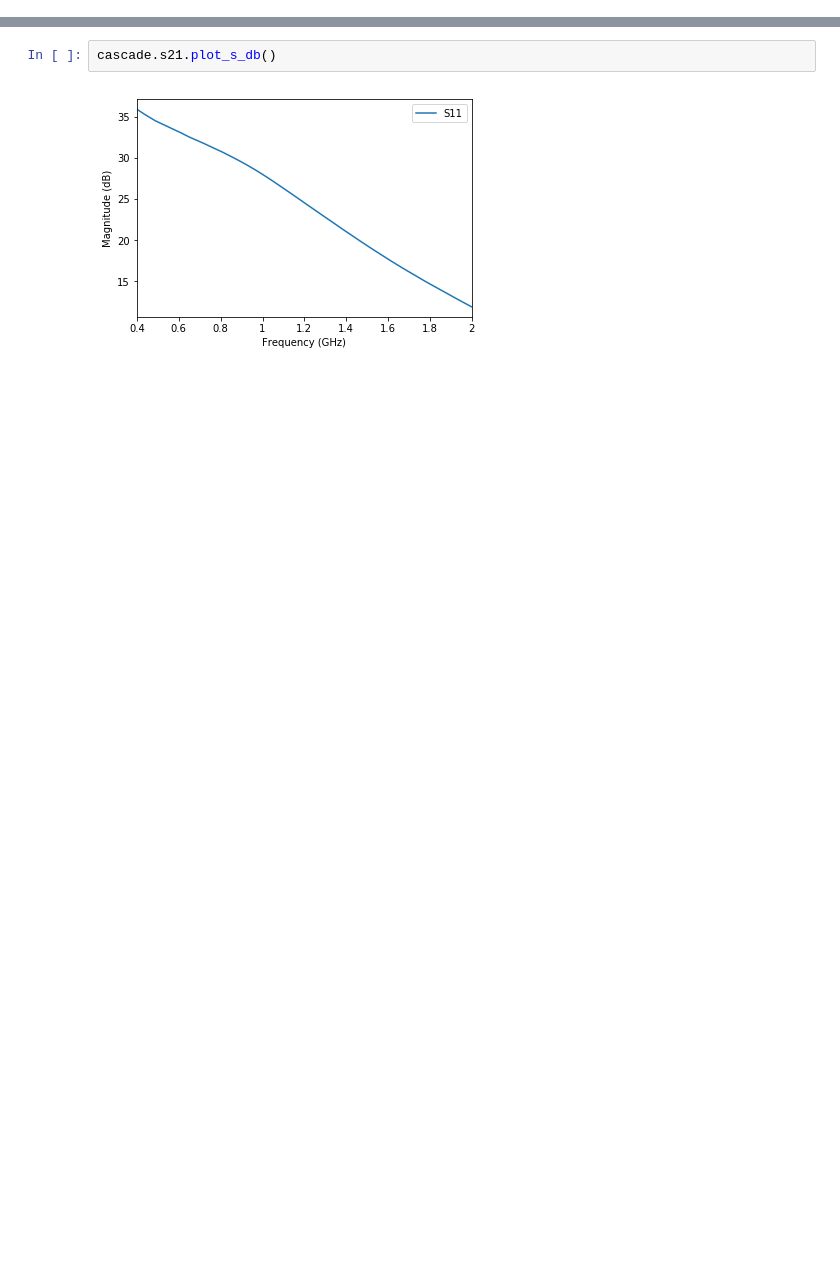
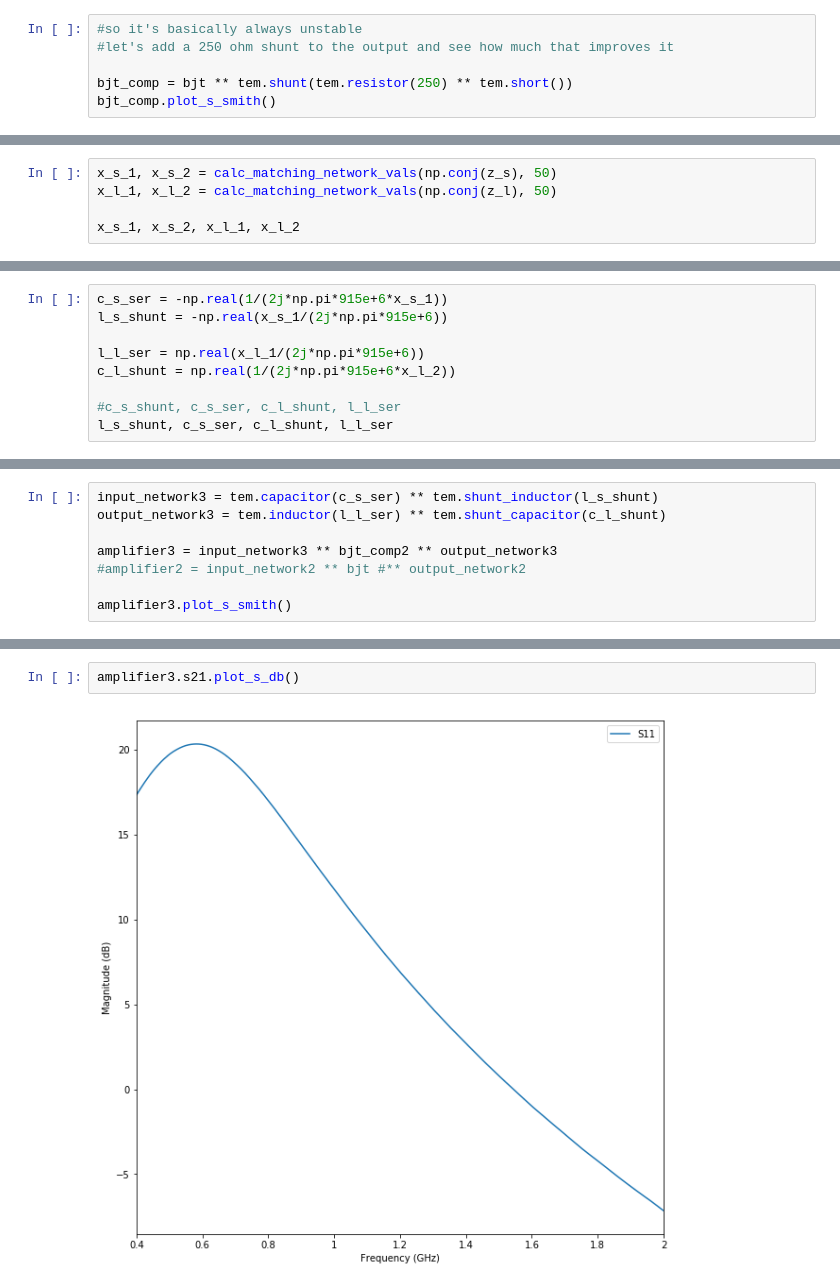
Before and after one commit to cactorium/ism-915mhz-transceiver, a Jupyter notebook: sim/low_noise.ipynb, the cells around one changed output, grey strips where cells are left out. Cells and saved outputs as stored; diff of their text form; blank space fills up the shorter version.

```diff
--- a/sim/low_noise.ipynb
+++ b/sim/low_noise.ipynb
@@ -263,0 +220,6 @@ z_s, z_l
+# %%
+#so it's basically always unstable
+#let's add a 250 ohm shunt to the output and see how much that improves it
+
+bjt_comp = bjt ** tem.shunt(tem.resistor(250) ** tem.short())
+bjt_comp.plot_s_smith()
@@ -323,0 +381,5 @@ cascade.plot_s_smith()
+# %%
+x_s_1, x_s_2 = calc_matching_network_vals(np.conj(z_s), 50)
+x_l_1, x_l_2 = calc_matching_network_vals(np.conj(z_l), 50)
+
+x_s_1, x_s_2, x_l_1, x_l_2
@@ -323,0 +391,9 @@ cascade.plot_s_smith()
+# %%
+c_s_ser = -np.real(1/(2j*np.pi*915e+6*x_s_1))
+l_s_shunt = -np.real(x_s_1/(2j*np.pi*915e+6))
+
+l_l_ser = np.real(x_l_1/(2j*np.pi*915e+6))
+c_l_shunt = np.real(1/(2j*np.pi*915e+6*x_l_2))
+
+#c_s_shunt, c_s_ser, c_l_shunt, l_l_ser
+l_s_shunt, c_s_ser, c_l_shunt, l_l_ser
@@ -323,0 +405,8 @@ cascade.plot_s_smith()
+# %%
+input_network3 = tem.capacitor(c_s_ser) ** tem.shunt_inductor(l_s_shunt)
+output_network3 = tem.inductor(l_l_ser) ** tem.shunt_capacitor(c_l_shunt)
+
+amplifier3 = input_network3 ** bjt_comp2 ** output_network3
+#amplifier2 = input_network2 ** bjt #** output_network2
+
+amplifier3.plot_s_smith()
@@ -324,4 +415,4 @@ cascade.plot_s_smith()
 # %%
-cascade.s21.plot_s_db()
+amplifier3.s21.plot_s_db()
 # %% [output]
-[figure, old version]
+[figure, new version]
```
Also changed, not shown: parts of 44 cells of this notebook.
